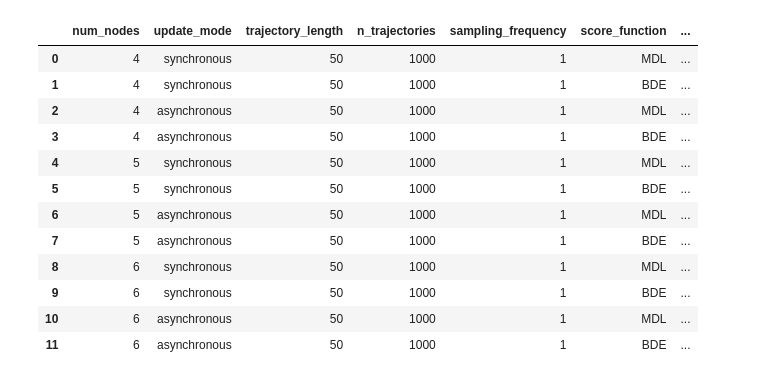
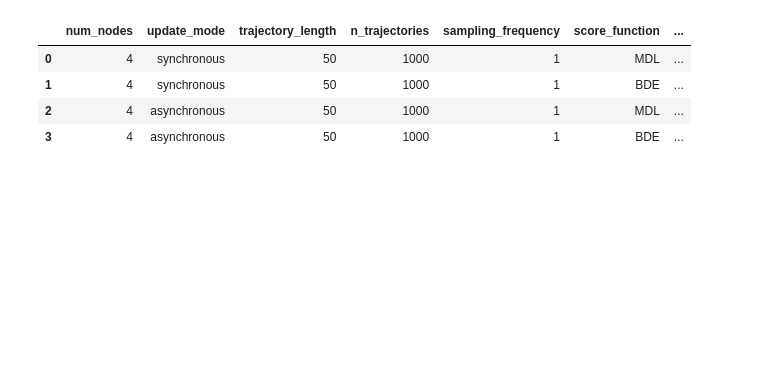
Before and after one commit to maxi7524/SAD2_final_project, a Jupyter notebook: notebooks/test_notebook.ipynb, the cells around one changed output. Cells and saved outputs as stored; diff of their text form; code cells hidden in the pictures; blank space fills up the shorter version.

```diff
--- a/notebooks/test_notebook.ipynb
+++ b/notebooks/test_notebook.ipynb
@@ -32,44 +32,36 @@ mkdir: cannot create directory ‘data’: File exists
 # %%
 # TODO: REMOVE - only for fast test s
 # create experiments:
 ## case: Relation between trajectory length and entering attractors
 exp_trajectory_length = BooleanNetworkExperiment(
     # paths
     data_path=DATA_PATH,
     experiment_name='MICHAŁ_METRICS',
     # experiment values
-    num_nodes=[4, 5, 6],
+    num_nodes=[4],
     update_mode=["synchronous", "asynchronous"], # , "asynchronous"
     trajectory_length=list(range(50, 60, 10)),
     n_trajectories=[1000],
     sampling_frequency=[1],
     score_functions=["MDL", "BDE"],
     # TODO - add metrics options
 
     n_parents_per_node=[[1, 2, 3, 4]],
     # amount of samples per experiment
     n_repetitions=1,
     simulate_trajectories_to_csv_kwargs = {
             # "sampling_frequency": 1,
-            "target_attractor_ratio": 0.4,  # Approximate fraction of trajectory in attractor (0-1)
-            "tolerance": 0.3,               # Allowed deviation from the calculated entrance step (0-1)
+            "target_attractor_ratio": 0.5,  # Approximate fraction of trajectory in attractor (0-1)
+            "tolerance": 0.25,               # Allowed deviation from the calculated entrance step (0-1)
         }
 )
 exp_trajectory_length.show_experiment_df()
 # %% [output]
 |  | num_nodes | update_mode | trajectory_length | n_trajectories | sampling_frequency | score_function | ... |
 | 0 | 4 | synchronous | 50 | 1000 | 1 | MDL | ... |
 | 1 | 4 | synchronous | 50 | 1000 | 1 | BDE | ... |
 | 2 | 4 | asynchronous | 50 | 1000 | 1 | MDL | ... |
 | 3 | 4 | asynchronous | 50 | 1000 | 1 | BDE | ... |
-| 4 | 5 | synchronous | 50 | 1000 | 1 | MDL | ... |
-| 5 | 5 | synchronous | 50 | 1000 | 1 | BDE | ... |
-| 6 | 5 | asynchronous | 50 | 1000 | 1 | MDL | ... |
-| 7 | 5 | asynchronous | 50 | 1000 | 1 | BDE | ... |
-| 8 | 6 | synchronous | 50 | 1000 | 1 | MDL | ... |
-| 9 | 6 | synchronous | 50 | 1000 | 1 | BDE | ... |
-| 10 | 6 | asynchronous | 50 | 1000 | 1 | MDL | ... |
-| 11 | 6 | asynchronous | 50 | 1000 | 1 | BDE | ... |
 # %%
 # Uruchomienie pełnego eksperymentu (test całego pipeline'u)
 exp_trajectory_length.run_experiment(n_jobs=1)
```
Also changed, not shown: parts of 2 cells of this notebook, 4 other files.
